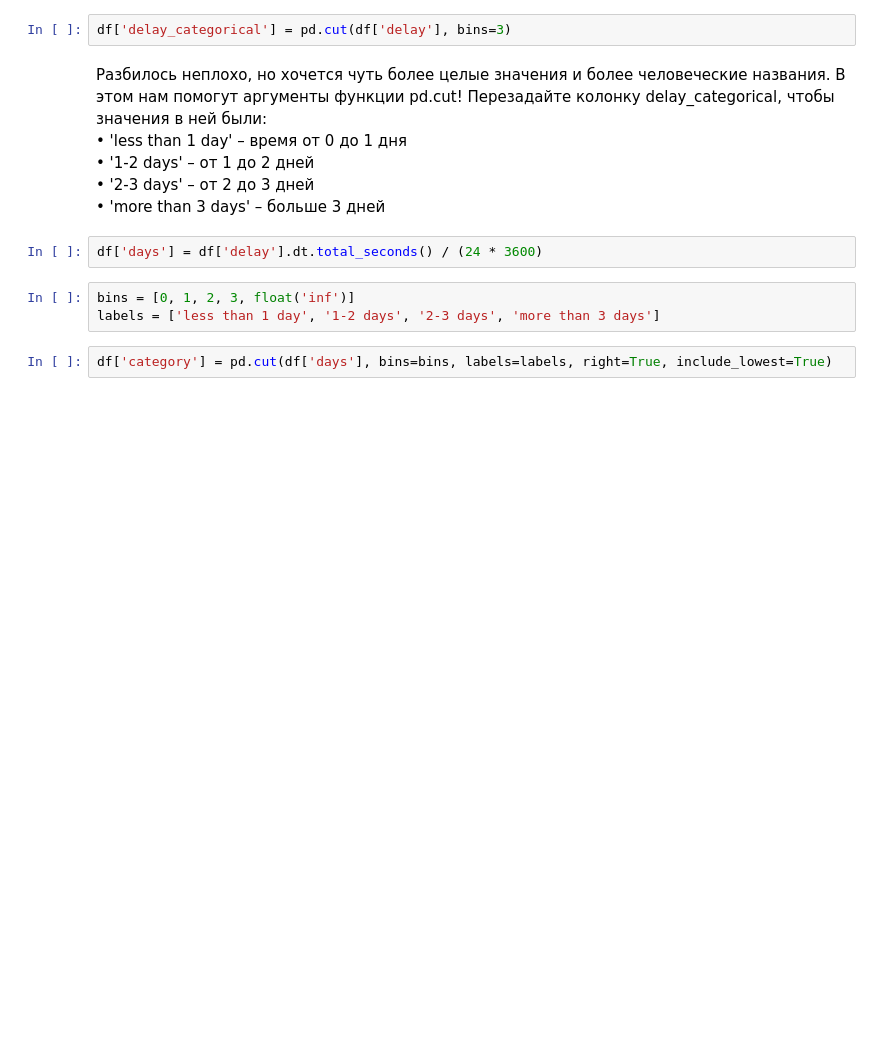
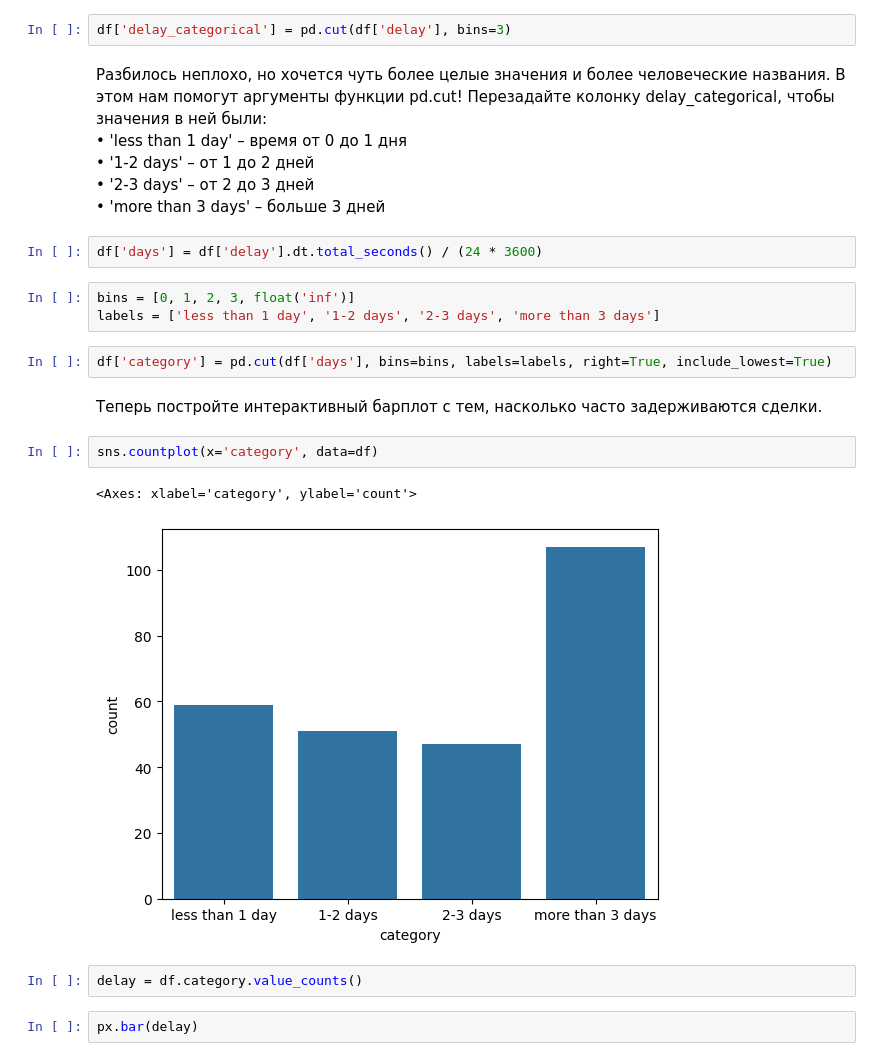
Before and after one commit to Praldmur/Simulation, a Jupyter notebook: lesson_2_6.ipynb, the cells around one changed output. Drawn from its saved outputs; the diff is of its cells as text; blank space fills up the shorter version.

```diff
--- a/lesson_2_6.ipynb
+++ b/lesson_2_6.ipynb
@@ -133,3 +133,14 @@ bins = [0, 1, 2, 3, float('inf')]
 labels = ['less than 1 day', '1-2 days', '2-3 days', 'more than 3 days']
 # %%
 df['category'] = pd.cut(df['days'], bins=bins, labels=labels, right=True, include_lowest=True)
+# %% [markdown]
+Теперь постройте интерактивный барплот с тем, насколько часто задерживаются сделки.
+# %%
+sns.countplot(x='category', data=df)
+# %% [output]
+<Axes: xlabel='category', ylabel='count'>
+[figure, added]
+# %%
+delay = df.category.value_counts()
+# %%
+px.bar(delay)
```
